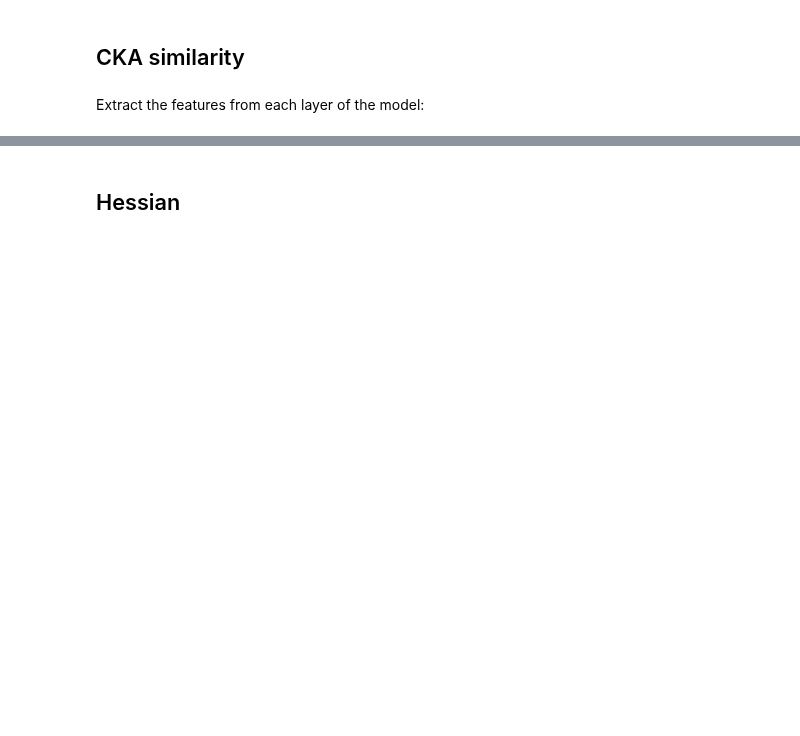
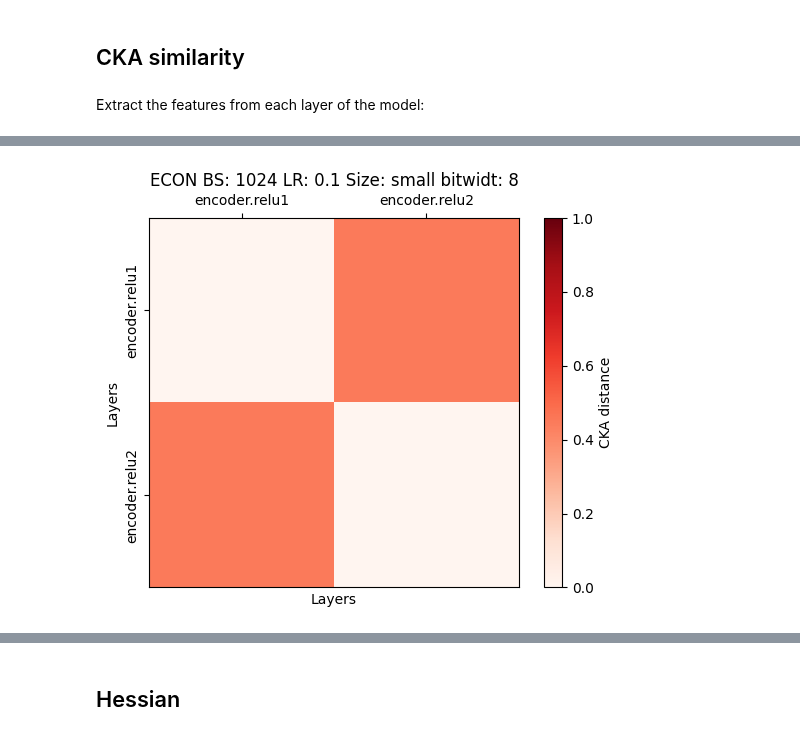
Before and after one commit to Vis4SciML/loss_landscape_taxonomy, a Jupyter notebook: workspace/notebooks/metric_analysis.ipynb, the cells around one changed output, grey strips where cells are left out. Drawn from its saved outputs; the diff is of its cells as text; code cells hidden in the pictures; blank space fills up the shorter version.

```diff
--- a/workspace/notebooks/metric_analysis.ipynb
+++ b/workspace/notebooks/metric_analysis.ipynb
@@ -121,27 +159,32 @@ result = metric.compute()
 # %%
 def plot_cka_heatmap(cka_values, title, x_label='Layers', y_label='Layers'):
     # Create a heatmap
-    plt.imshow(cka_values.values,
+    ax = plt.imshow(cka_values.values,
             cmap='Reds',
             interpolation='nearest',
             vmin=0,
             vmax=1)
 
     # Customize the plot
     plt.colorbar(label='CKA distance')
     plt.title(title)
     plt.xlabel(x_label)
     plt.ylabel(y_label)
 
     # Set axis ticks based on the dimensions
-    plt.xticks(np.arange(len(cka_values.columns)), cka_values.columns, rotation='vertical')
-    plt.yticks(np.arange(len(cka_values.index)), cka_values.index, rotation='horizontal')
+    plt.xticks(np.arange(len(cka_values.columns)), cka_values.columns, rotation='horizontal')
+    plt.yticks(np.arange(len(cka_values.index)), cka_values.index, rotation='vertical', va='center')
+
+
+    plt.tick_params(top=True, labeltop=True, bottom=False, labelbottom=False)
 
     # Display the plot
     plt.show()
 
 plot_cka_heatmap(result['cka_dist'],
                  f"ECON BS: {batch_size} LR: {learning_rate} Size: {size} bitwidt: {precision}")
+# %% [output]
+[figure, added]
 # %%
 model_small = load_model(base_path, 1024, learning_rate, 8, 'small')
 data_module_small = get_data_module(1024)
```
Also changed, not shown: parts of 10 cells of this notebook, 4 other files.
